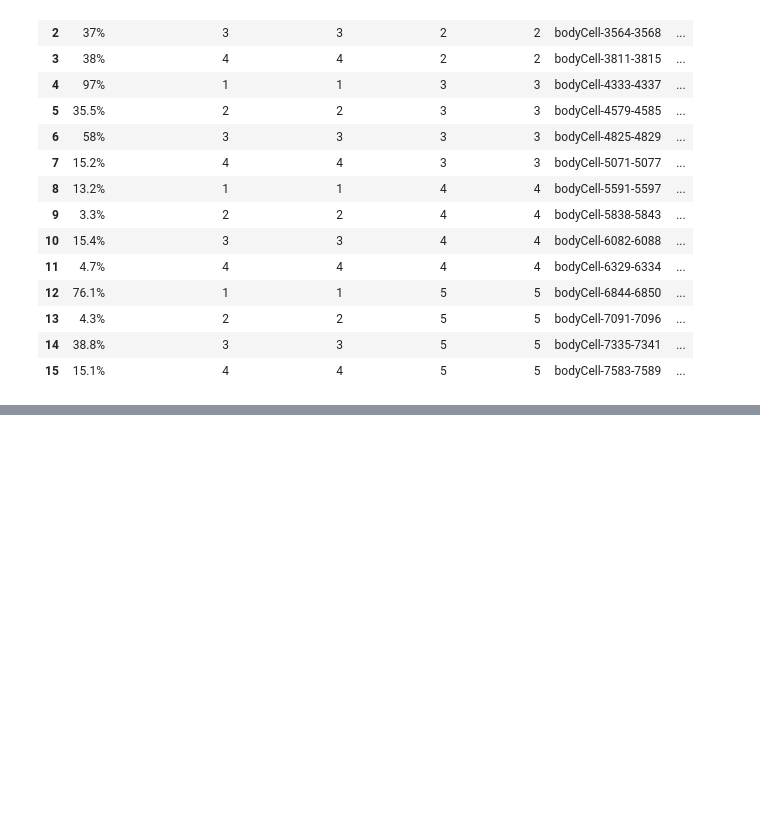
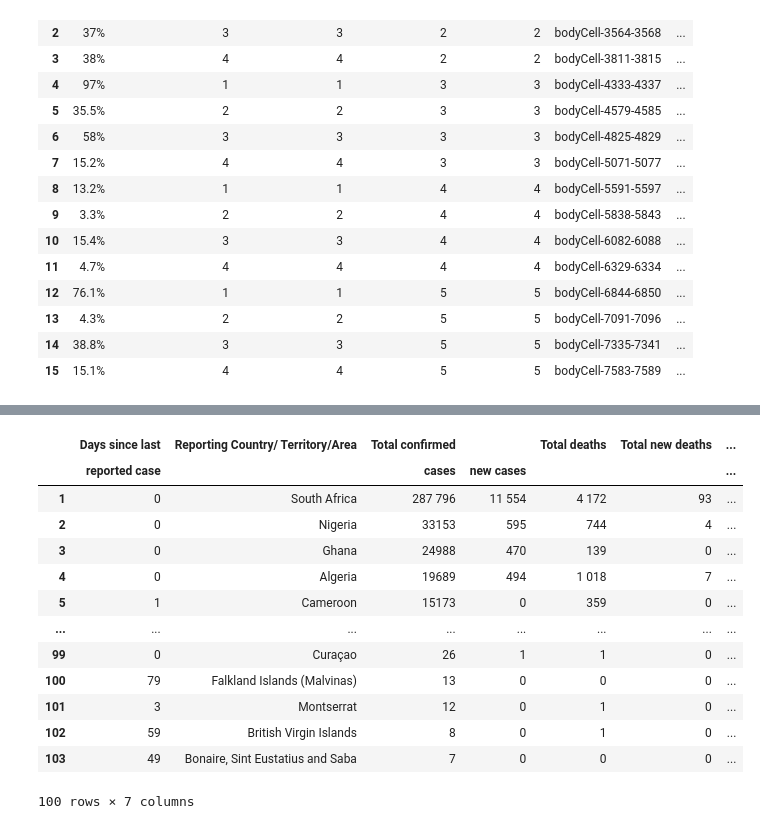
Before and after one commit to CODAIT/text-extensions-for-pandas, a Jupyter notebook: notebooks/Tables.ipynb, the cells around one changed output, grey strips where cells are left out. Saved outputs shown, nothing was run; the diff lists cells and outputs as text; code cells hidden in the pictures; blank space fills up the shorter version.

```diff
--- a/notebooks/Tables.ipynb
+++ b/notebooks/Tables.ipynb
@@ -236,0 +184,5 @@ table
+# %%
+dfs_dict = tp.watson_tables_parse_response(response)
+table = tp.make_table(dfs_dict)
+display(table)
+display(HTML(response["document"]["html"]))
@@ -236,0 +202,11 @@ table
+# %%
+response = responses_dict["who_covid_report_table"]
+num_tabs = len(response.get("tables", []))
+
+df = pd.DataFrame()
+
+for i in range (num_tabs):
+    dfs_dict = tp.watson_tables_parse_response(response, table_number=i)
+    table = tp.make_table(dfs_dict,concat_with='')
+    #display(table)
+    df = df.append(table, ignore_index = True)
@@ -236,0 +224,19 @@ table
+# %%
+rows_to_keep = [r.to_list().count('') == 0 for _,r in df.iterrows()]
+df = df[rows_to_keep]
+df.head(100)
+# %% [output]
+|  | Days since last | Reporting Country/ Territory/Area | Total confirmed |  | Total deaths | Total new deaths | ... |
+|  | reported case |  | cases | new cases |  |  | ... |
+| 1 | 0 | South Africa | 287 796 | 11 554 | 4 172 | 93 | ... |
+| 2 | 0 | Nigeria | 33153 | 595 | 744 | 4 | ... |
+| 3 | 0 | Ghana | 24988 | 470 | 139 | 0 | ... |
+| 4 | 0 | Algeria | 19689 | 494 | 1 018 | 7 | ... |
+| 5 | 1 | Cameroon | 15173 | 0 | 359 | 0 | ... |
+| ... | ... | ... | ... | ... | ... | ... | ... |
+| 99 | 0 | Curaçao | 26 | 1 | 1 | 0 | ... |
+| 100 | 79 | Falkland Islands (Malvinas) | 13 | 0 | 0 | 0 | ... |
+| 101 | 3 | Montserrat | 12 | 0 | 1 | 0 | ... |
+| 102 | 59 | British Virgin Islands | 8 | 0 | 1 | 0 | ... |
+| 103 | 49 | Bonaire, Sint Eustatius and Saba | 7 | 0 | 0 | 0 | ... |
+100 rows × 7 columns
```
Also changed, not shown: parts of 16 cells of this notebook, 1 other file.
